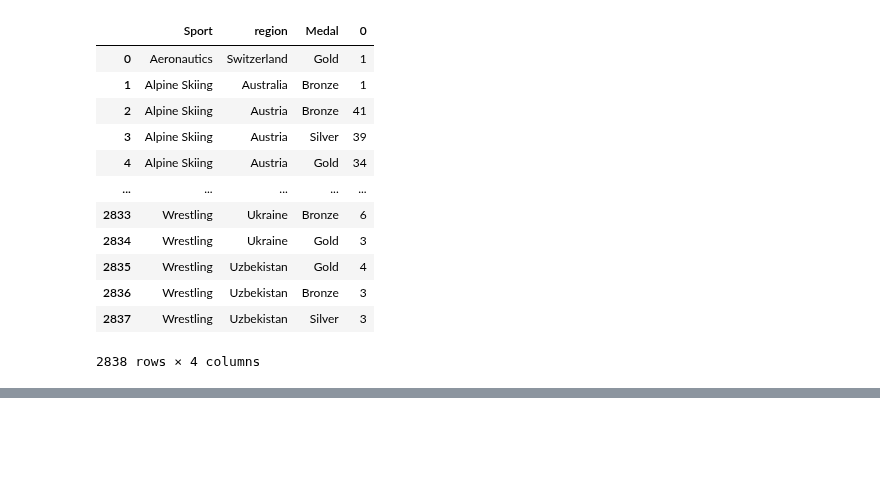
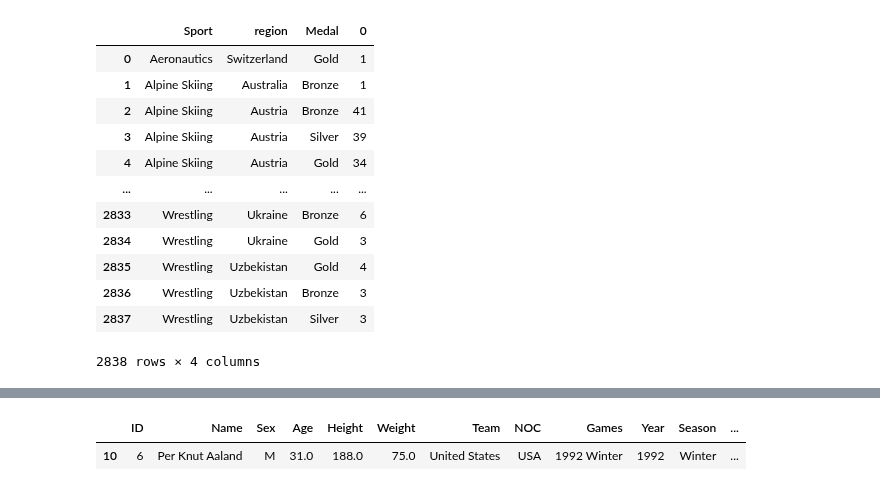
Before and after one commit to wlinds/ITHS-Projekt-OS, a Jupyter notebook: Notes/jonas_uppgift_2.ipynb, the cells around one changed output, grey strips where cells are left out. Cells and saved outputs as stored; diff of their text form; code cells hidden in the pictures; blank space fills up the shorter version.

```diff
--- a/Notes/jonas_uppgift_2.ipynb
+++ b/Notes/jonas_uppgift_2.ipynb
@@ -342,0 +351,6 @@ fig.show()
+# %%
+men_10_kilometers = df[df["Event"] == "Cross Country Skiing Men's 10 kilometres"]
+men_10_kilometers.head(1)
+# %% [output]
+|  | ID | Name | Sex | Age | Height | Weight | Team | NOC | Games | Year | Season | ... |
+| 10 | 6 | Per Knut Aaland | M | 31.0 | 188.0 | 75.0 | United States | USA | 1992 Winter | 1992 | Winter | ... |
```
Also changed, not shown: parts of 5 cells of this notebook.
